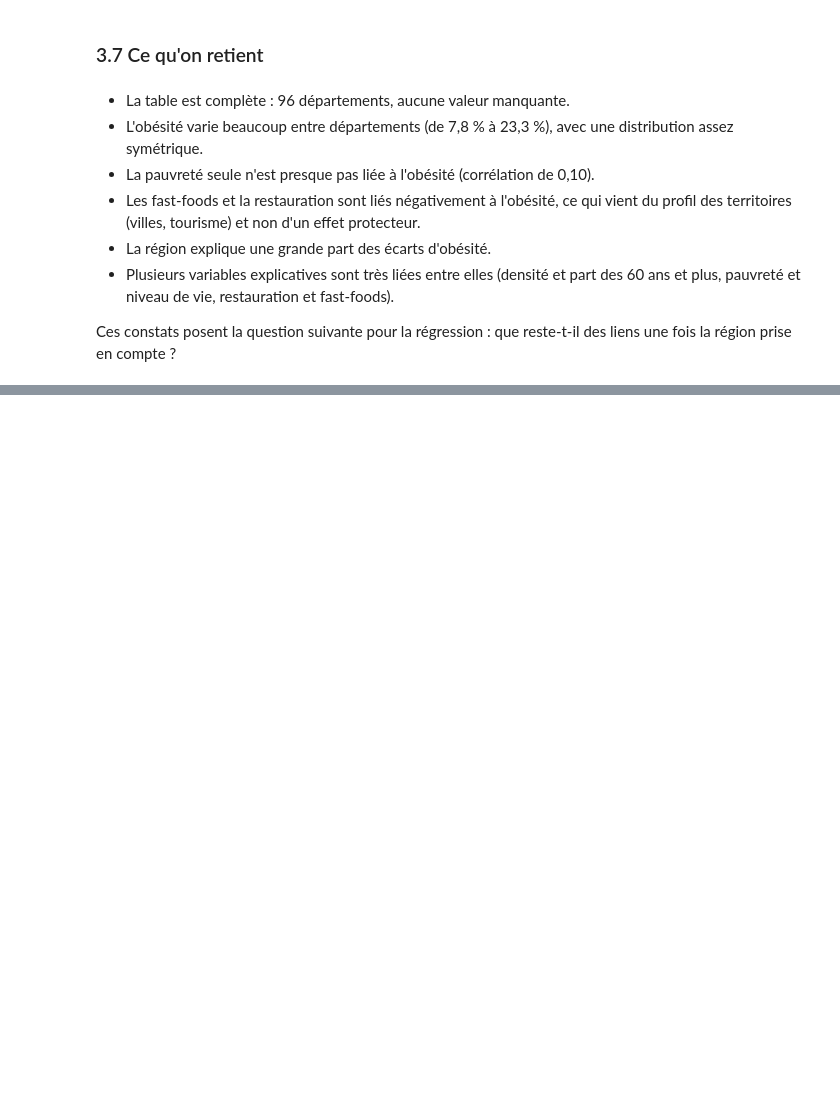
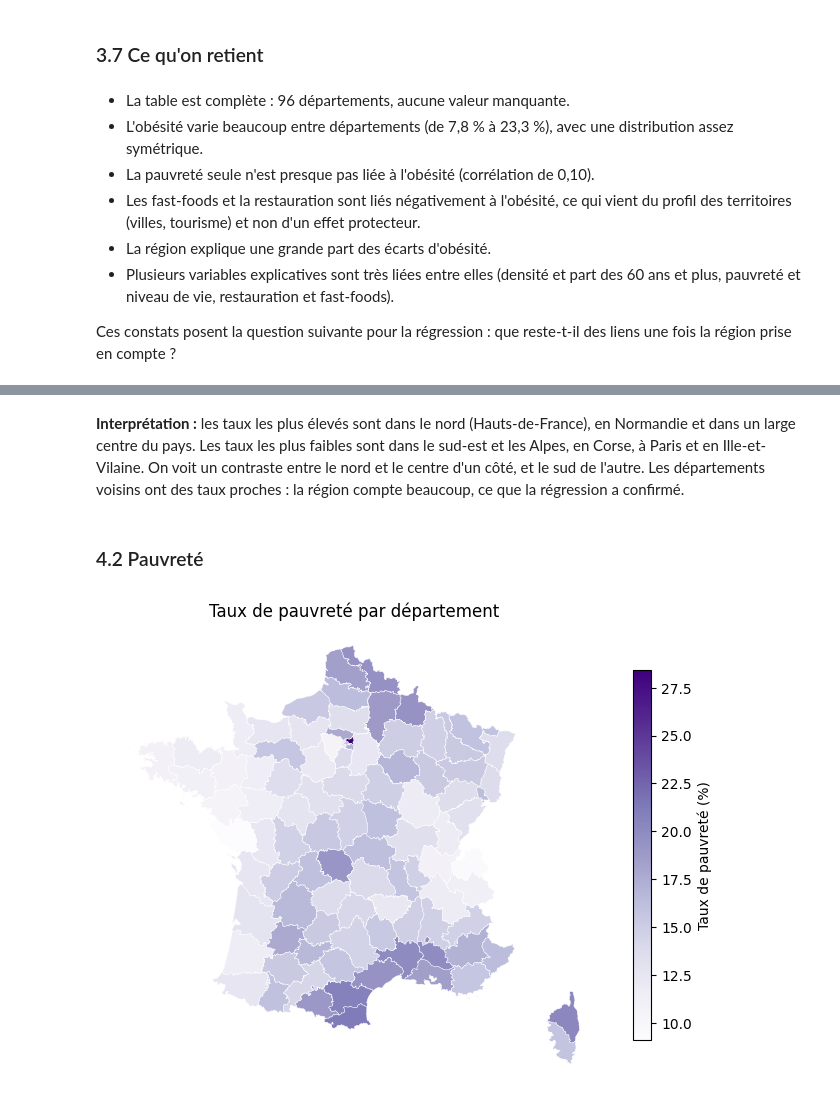
Before and after one commit to leonardlevi/projet-2A, a Jupyter notebook: notebooks/rapport.ipynb, the cells around one changed output, grey strips where cells are left out. Saved outputs shown, nothing was run; the diff lists cells and outputs as text; code cells hidden in the pictures; blank space fills up the shorter version.

```diff
--- a/notebooks/rapport.ipynb
+++ b/notebooks/rapport.ipynb
@@ -259,0 +290,20 @@ Ces constats posent la question suivante pour la régression : que reste-t-il de
+# %% [markdown]
+**Interprétation :** les taux les plus élevés sont dans le nord (Hauts-de-France), en Normandie et dans un large centre du pays. Les taux les plus faibles sont dans le sud-est et les Alpes, en Corse, à Paris et en Ille-et-Vilaine. On voit un contraste entre le nord et le centre d'un côté, et le sud de l'autre. Les départements voisins ont des taux proches : la région compte beaucoup, ce que la régression a confirmé.
+# %% [markdown]
+### 4.2 Pauvreté
+# %%
+fig, ax = plt.subplots(figsize=(8, 8))
+carte.plot(
+    column="taux_pauvrete",
+    cmap="Purples",
+    legend=True,
+    edgecolor="white",
+    linewidth=0.3,
+    ax=ax,
+    legend_kwds={"label": "Taux de pauvreté (%)", "shrink": 0.6},
+)
+ax.set_axis_off()
+ax.set_title("Taux de pauvreté par département")
+plt.show()
+# %% [output]
+[figure, added]
```
Also changed, not shown: parts of 15 cells of this notebook.
